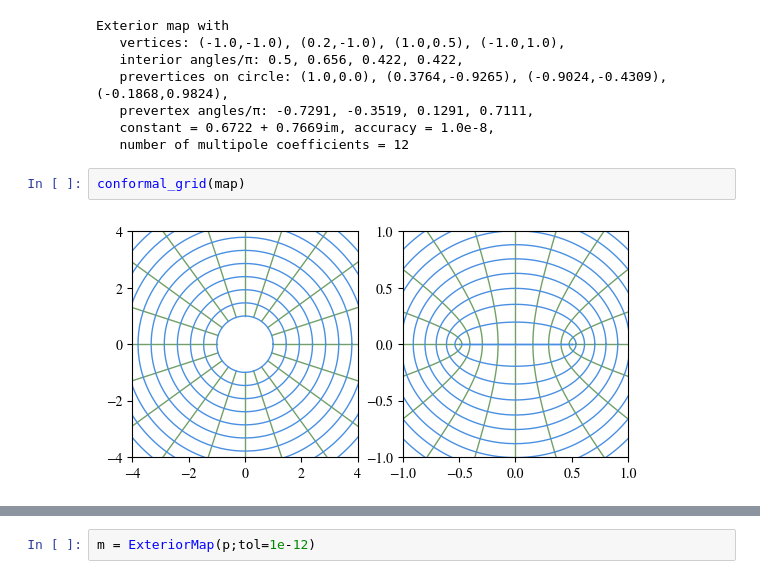
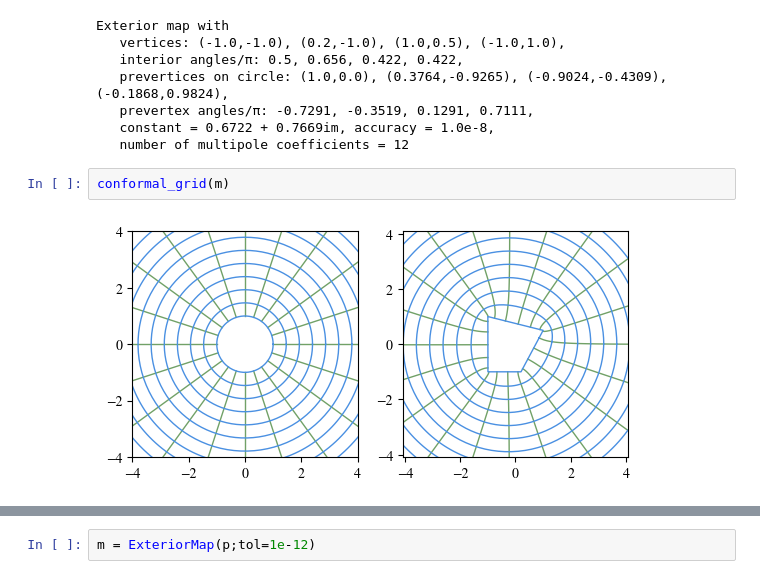
Before and after one commit to jdeldre/SchwarzChristoffel.jl, a Jupyter notebook: src/TestingSC.ipynb, the cells around one changed output, grey strips where cells are left out. Drawn from its saved outputs; the diff is of its cells as text.

Commit message:
Fixed some stuff in conformal_grid

```diff
--- a/src/TestingSC.ipynb
+++ b/src/TestingSC.ipynb
@@ -43,6 +42,6 @@ Exterior map with
    constant = 0.6722 + 0.7669im, accuracy = 1.0e-8,
    number of multipole coefficients = 12
 # %%
-conformal_grid(map)
+conformal_grid(m)
 # %% [output]
-[figure, old version]
+[figure, new version]
```
Also changed, not shown: parts of 2 cells of this notebook, 3 other files.
